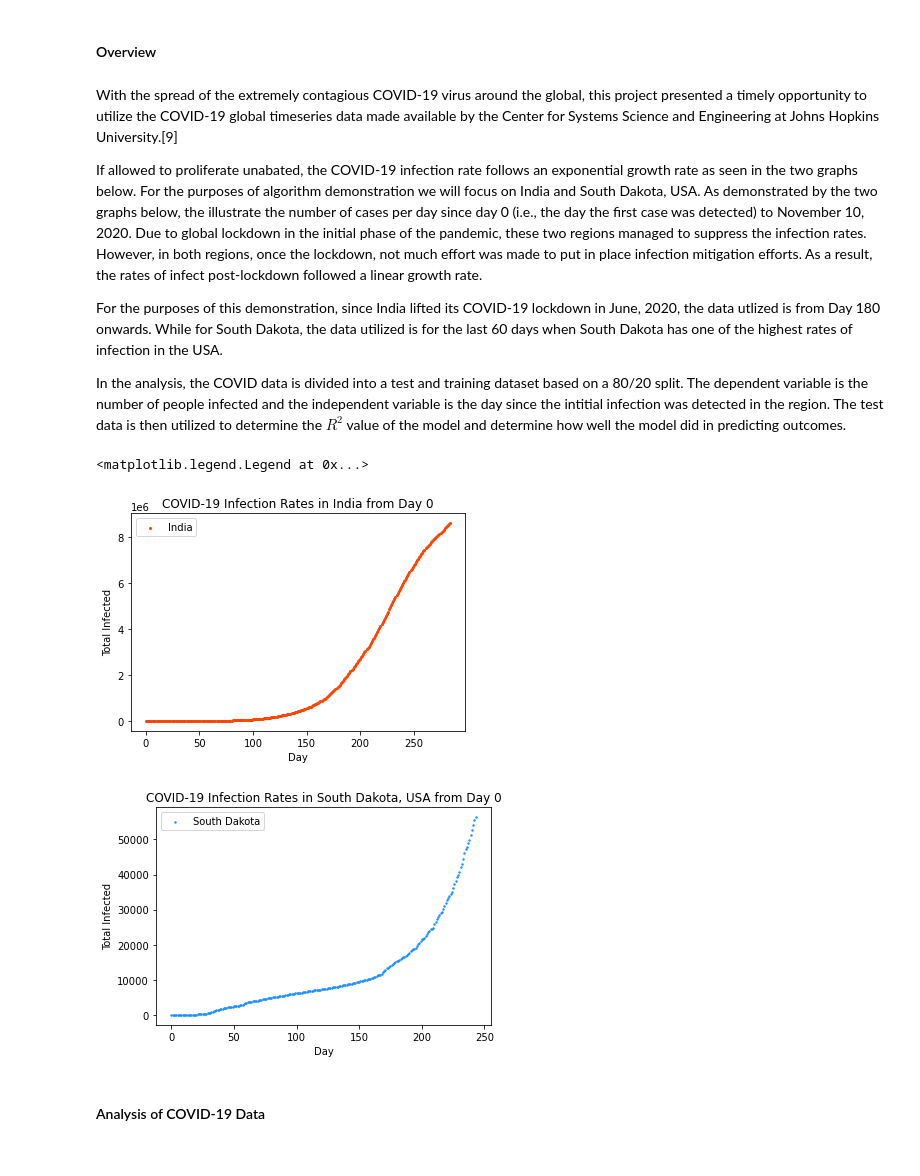
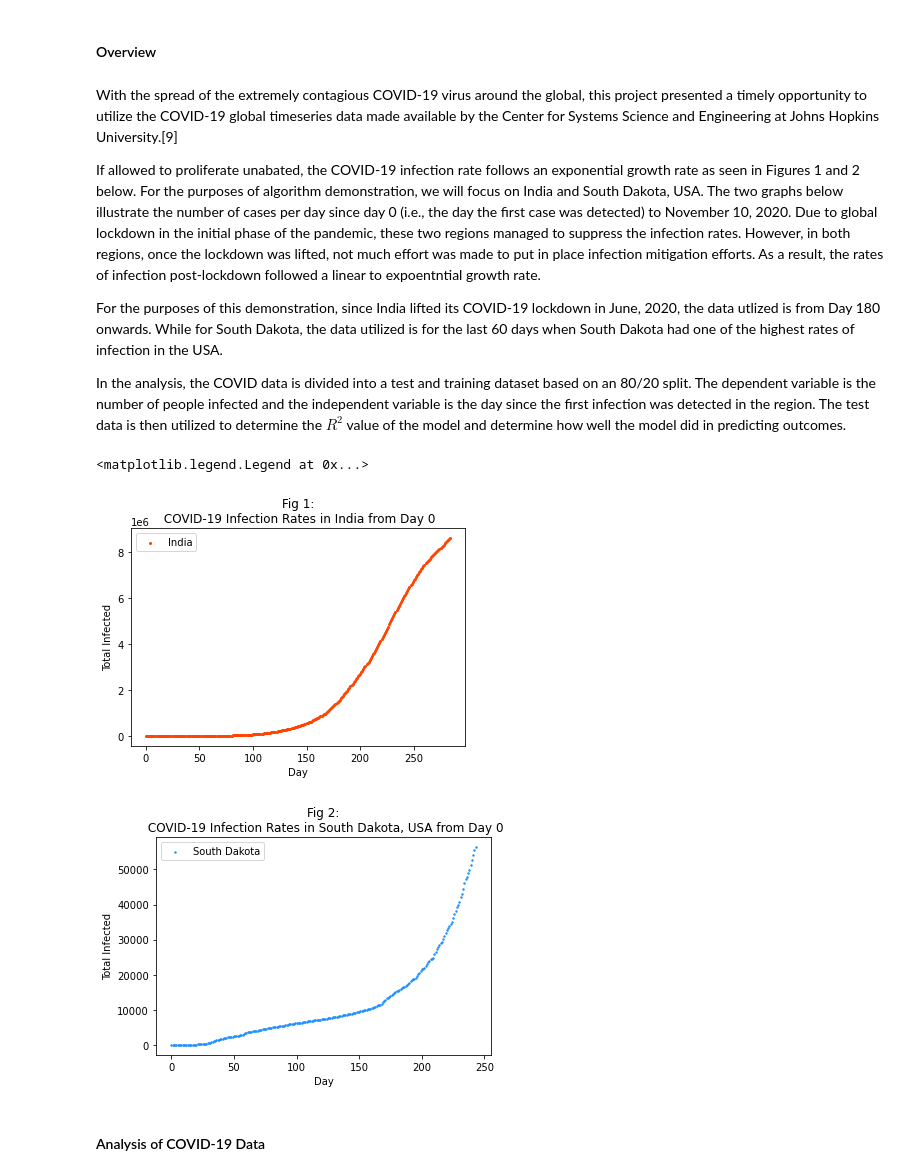
Before and after one commit to skasim/linear-regression, a Jupyter notebook: Kasim-ProjectFinal.ipynb, the cells around one changed output. Cells and saved outputs as stored; diff of their text form; code cells hidden in the pictures.

Commit message:
Update graphs and conclusions

```diff
--- a/Kasim-ProjectFinal.ipynb
+++ b/Kasim-ProjectFinal.ipynb
@@ -204,8 +204,8 @@ r^2 and rmse values are correct
 # %% [markdown]
 With the spread of the extremely contagious COVID-19 virus around the global, this project presented a timely opportunity to utilize the COVID-19 global timeseries data made available by the Center for Systems Science and Engineering at Johns Hopkins University.[9]
 
-If allowed to proliferate unabated, the COVID-19 infection rate follows an exponential growth rate as seen in the two graphs below. For the purposes of algorithm demonstration we will focus on India and South Dakota, USA. As demonstrated by the two graphs below, the illustrate the number of cases per day since day 0 (i.e., the day the first case was detected) to November 10, 2020. Due to global lockdown in the initial phase of the pandemic, these two regions managed to suppress the infection rates. However, in both regions, once the lockdown, not much effort was made to put in place infection mitigation efforts. As a result, the rates of infect post-lockdown followed a linear growth rate.
+If allowed to proliferate unabated, the COVID-19 infection rate follows an exponential growth rate as seen in Figures 1 and 2 below. For the purposes of algorithm demonstration, we will focus on India and South Dakota, USA. The two graphs below illustrate the number of cases per day since day 0 (i.e., the day the first case was detected) to November 10, 2020. Due to global lockdown in the initial phase of the pandemic, these two regions managed to suppress the infection rates. However, in both regions, once the lockdown was lifted, not much effort was made to put in place infection mitigation efforts. As a result, the rates of infection post-lockdown followed a linear to expoentntial growth rate.
 
-For the purposes of this demonstration, since India lifted its COVID-19 lockdown in June, 2020, the data utlized is from Day 180 onwards. While for South Dakota, the data utilized is for the last 60 days when South Dakota has one of the highest rates of infection in the USA.
+For the purposes of this demonstration, since India lifted its COVID-19 lockdown in June, 2020, the data utlized is from Day 180 onwards. While for South Dakota, the data utilized is for the last 60 days when South Dakota had one of the highest rates of infection in the USA.
 
-In the analysis, the COVID data is divided into a test and training dataset based on a 80/20 split. The dependent variable is the number of people infected and the independent variable is the day since the intitial infection was detected in the region. The test data is then utilized to determine the $R^2$ value of the model and determine how well the model did in predicting outcomes.
+In the analysis, the COVID data is divided into a test and training dataset based on an 80/20 split. The dependent variable is the number of people infected and the independent variable is the day since the first infection was detected in the region. The test data is then utilized to determine the $R^2$ value of the model and determine how well the model did in predicting outcomes.
@@ -212,19 +217,19 @@ In the analysis, the COVID data is divided into a test and training dataset base
 # %%
 all_india = pd.read_csv('india_covid_timeseries.csv')
 # plotting points
 plt.scatter(all_india['day'], all_india['total_infected'], label='India', color='orangered', s=4)
 # add x-label
 plt.xlabel('Day')
 # add y-label
 plt.ylabel('Total Infected')
 # plot title
-plt.title('COVID-19 Infection Rates in India from Day 0')
+plt.title('Fig 1:\n COVID-19 Infection Rates in India from Day 0')
 # show legend
 plt.legend()
 #show graph
 # %% [output]
 <matplotlib.legend.Legend at 0x...>
-[figure, old version]
+[figure, new version]
 # %%
 all_sd = pd.read_csv('sd_covid_timeseries.csv')
 # plotting points
@@ -234,13 +239,13 @@ plt.xlabel('Day')
 # add y-label
 plt.ylabel('Total Infected')
 # plot title
-plt.title('COVID-19 Infection Rates in South Dakota, USA from Day 0')
+plt.title('Fig 2:\n COVID-19 Infection Rates in South Dakota, USA from Day 0')
 # show legend
 plt.legend()
 #show graph
 plt.show()
 # %% [output]
-[figure, old version]
+[figure, new version]
 # %%
 def algorithm_demo_with_covid_data(df):
     X = np.asarray(df['day'])
```
Also changed, not shown: parts of 12 cells of this notebook.
